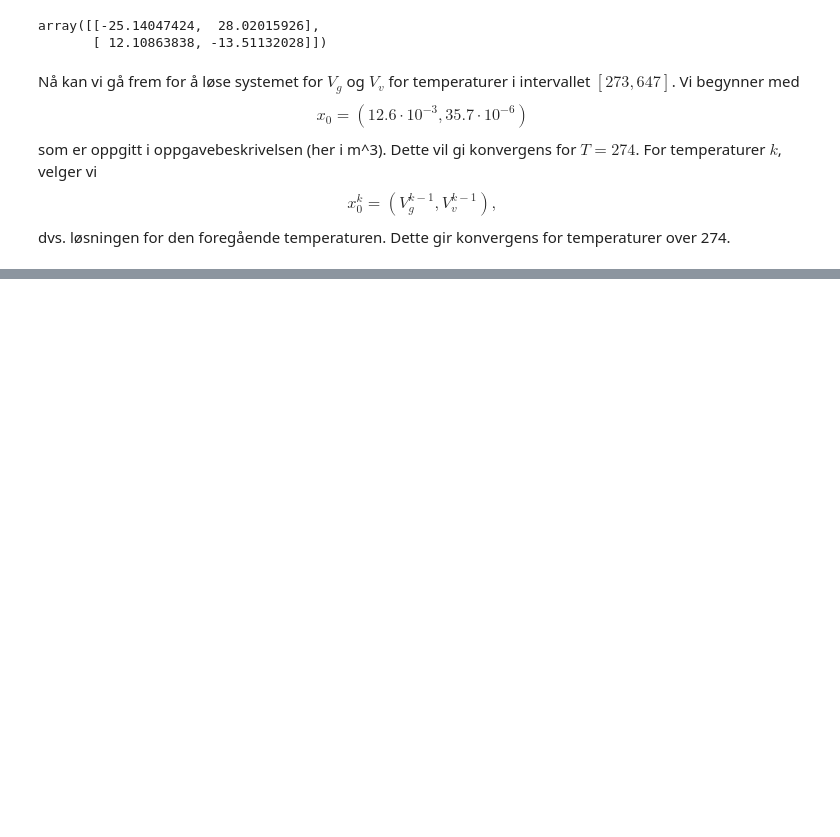
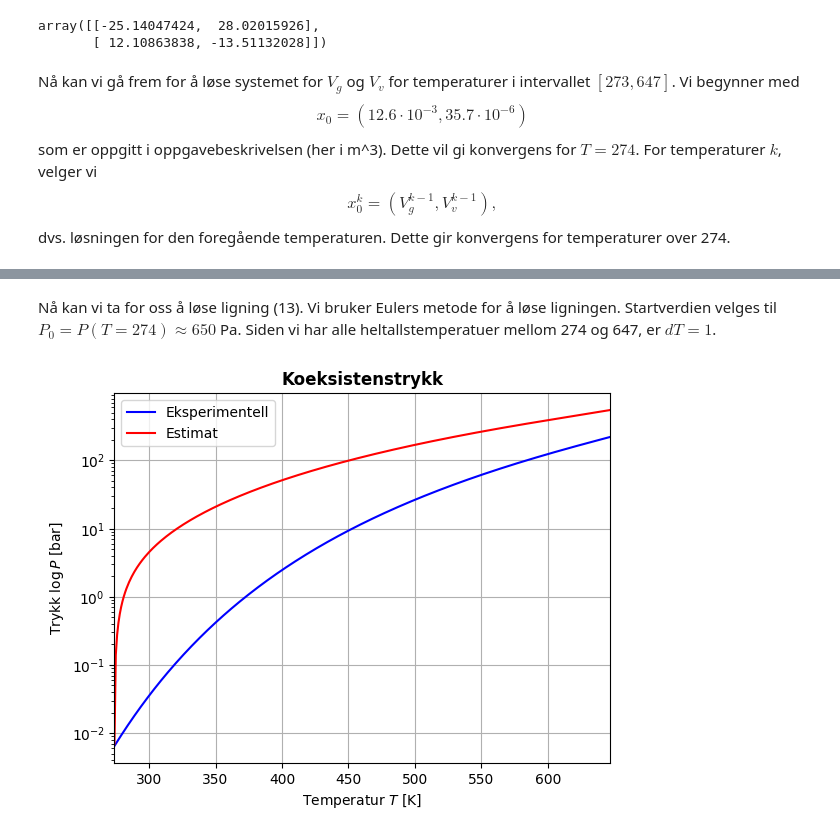
Before and after one commit to willidu/TMA4320, a Jupyter notebook: tekfys-prosjekt/oppgave1.ipynb, the cells around one changed output, grey strips where cells are left out. Drawn from its saved outputs; the diff is of its cells as text; code cells hidden in the pictures; blank space fills up the shorter version.

```diff
--- a/tekfys-prosjekt/oppgave1.ipynb
+++ b/tekfys-prosjekt/oppgave1.ipynb
@@ -268,0 +260,33 @@ plt.show()
+# %%
+vapor_pressure_exp = np.asarray([cp.PropsSI('P', 'T|twophase', t, 'Q', 0, 'Water') for t in temp_arr])
+
+latent_heat_vaporization = np.asarray([
+    cp.PropsSI('H', 'T|twophase', t, 'Q', 1, 'Water') - cp.PropsSI('H', 'T|twophase', t, 'Q', 0, 'Water') for t in temp_arr
+])  # [J/kg]
+
+molar_mass_water = 18.01528e-3  # [kg/mol]
+latent_heat_vaporization *= molar_mass_water  # [J/mol]
+# %% [markdown]
+Nå kan vi ta for oss å løse ligning (13). Vi bruker Eulers metode for å løse ligningen. Startverdien velges til $P_0 = P(T=274) \approx 650$ Pa. Siden vi har alle heltallstemperatuer mellom 274 og 647, er $dT = 1$.
+# %%
+def dp(T, L, Vg, Vv):
+    return L / (T * (Vg - Vv))
+
+vapor_pressure_estimation = np.zeros_like(temp_arr)
+vapor_pressure_estimation[0] = 700.  # Pa
+
+for i in range(len(temp_arr)-1):
+    delta = dp(temp_arr[i], latent_heat_vaporization[i], Vg[i], Vv[i])
+    vapor_pressure_estimation[i+1] = vapor_pressure_estimation[i] + delta
+# %%
+plt.semilogy(temp_arr, vapor_pressure_exp*1e-5, c='b', label='Eksperimentell')
+plt.semilogy(temp_arr, vapor_pressure_estimation*1e-5, c='r', label='Estimat')
+plt.ylabel('Trykk $\log P$ [bar]')
+plt.xlabel('Temperatur $T$ [K]')
+plt.title('Koeksistenstrykk', weight='bold')
+plt.legend(loc='upper left')
+plt.xlim(274, 647)
+plt.grid()
+plt.show()
+# %% [output]
+[figure, added]
```
Also changed, not shown: parts of 9 cells of this notebook.
